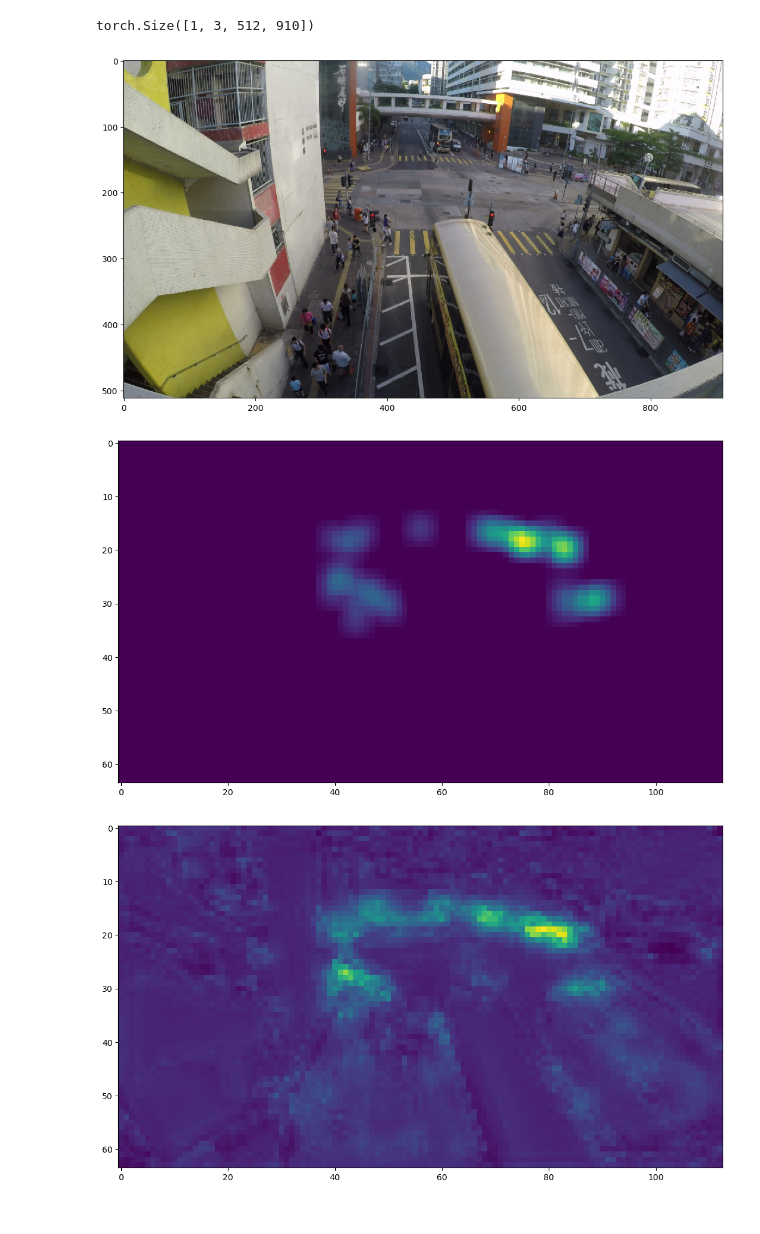
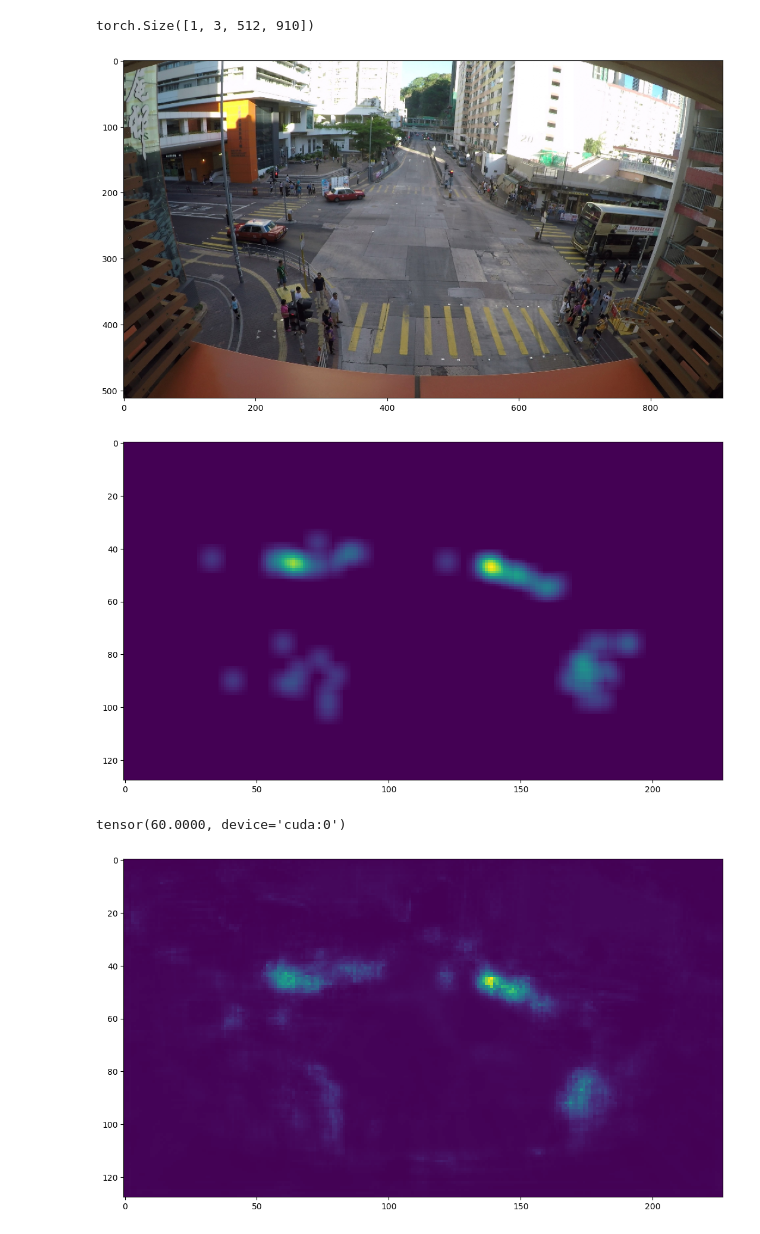
Before and after one commit to JackyXu866/4962CrowdCounting, a Jupyter notebook: CityStreet/MCNN.ipynb, the cells around one changed output. Cells and saved outputs as stored; diff of their text form; code cells hidden in the pictures.

```diff
--- a/CityStreet/MCNN.ipynb
+++ b/CityStreet/MCNN.ipynb
@@ -8,7 +8,6 @@ class MCNN(nn.Module):
 
         self.col1 = nn.Sequential(
             nn.Conv2d(3, 16, 9, 1, 4), nn.BatchNorm2d(16), nn.ReLU(inplace=True),
-            nn.MaxPool2d(2),
 
             nn.Conv2d(16, 32, 7, 1, 3), nn.BatchNorm2d(32), nn.ReLU(inplace=True),
             nn.MaxPool2d(2),
@@ -21,7 +20,6 @@ class MCNN(nn.Module):
 
         self.col2 = nn.Sequential(
             nn.Conv2d(3, 20, 7, 1, 3), nn.BatchNorm2d(20), nn.ReLU(inplace=True),
-            nn.MaxPool2d(2),
 
             nn.Conv2d(20, 40, 5, 1, 2), nn.BatchNorm2d(40), nn.ReLU(inplace=True),
             nn.MaxPool2d(2),
@@ -34,7 +32,6 @@ class MCNN(nn.Module):
 
         self.col3 = nn.Sequential(
             nn.Conv2d(3, 24, 5, 1, 2), nn.BatchNorm2d(24), nn.ReLU(inplace=True),
-            nn.MaxPool2d(2),
 
             nn.Conv2d(24, 48, 3, 1, 1), nn.BatchNorm2d(48), nn.ReLU(inplace=True),
             nn.MaxPool2d(2),
@@ -149,18 +146,18 @@ transform = transforms.Compose([
 ])
 
 target_transform = transforms.Compose([
-    transforms.GaussianBlur(7, (2, 2)),
+    transforms.GaussianBlur(11, (3, 3)),
 ])
 
-data_view1 = CityStreet(PATH, True, 1, target_resize_factor=1520/64, transform=transform, target_transform=target_transform)
-data_view2 = CityStreet(PATH, True, 2, target_resize_factor=1520/64, transform=transform, target_transform=target_transform)
-data_view3 = CityStreet(PATH, True, 3, target_resize_factor=1520/64, transform=transform, target_transform=target_transform)
+data_view1 = CityStreet(PATH, True, 1, target_resize_factor=1520/128, transform=transform, target_transform=target_transform)
+data_view2 = CityStreet(PATH, True, 2, target_resize_factor=1520/128, transform=transform, target_transform=target_transform)
+data_view3 = CityStreet(PATH, True, 3, target_resize_factor=1520/128, transform=transform, target_transform=target_transform)
 
 data_concat = torch.utils.data.ConcatDataset([data_view1, data_view2, data_view3])
 
-test_view1 = CityStreet(PATH, False, 1, target_resize_factor=1520/64, transform=transform, target_transform=target_transform)
-test_view2 = CityStreet(PATH, False, 2, target_resize_factor=1520/64, transform=transform, target_transform=target_transform)
-test_view3 = CityStreet(PATH, False, 3, target_resize_factor=1520/64, transform=transform, target_transform=target_transform)
+test_view1 = CityStreet(PATH, False, 1, target_resize_factor=1520/128, transform=transform, target_transform=target_transform)
+test_view2 = CityStreet(PATH, False, 2, target_resize_factor=1520/128, transform=transform, target_transform=target_transform)
+test_view3 = CityStreet(PATH, False, 3, target_resize_factor=1520/128, transform=transform, target_transform=target_transform)
 
 test_concat = torch.utils.data.ConcatDataset([test_view1, test_view2, test_view3])
 
@@ -270,20 +267,23 @@ Epoch: 150/150  Training Loss: 112.1033213  Validation Loss: 99.9194926
 # %%
-image, target = test_concat[233]
+image, target = test_concat[20]
 image = image.unsqueeze(0)
 target = target.unsqueeze(0)
 
 print(image.shape)
 
 image = image.to(DEVICE)
 target = target.to(DEVICE)
 
 output = mcnn(image)
 
 show_image(image[0])
 show_image(target[0])
+print(target[0].sum())
 show_image(output[0].cpu().detach())
+print(output[0].sum())
 # %% [output]
 torch.Size([1, 3, 512, 910])
-[figure, old version]
+[figure, new version]
-[figure, old version]
+[figure, new version]
+tensor(60.0000, device='cuda:0')
-[figure, old version]
+[figure, new version]
```
Also changed, not shown: parts of 8 cells of this notebook, 2 other files.
